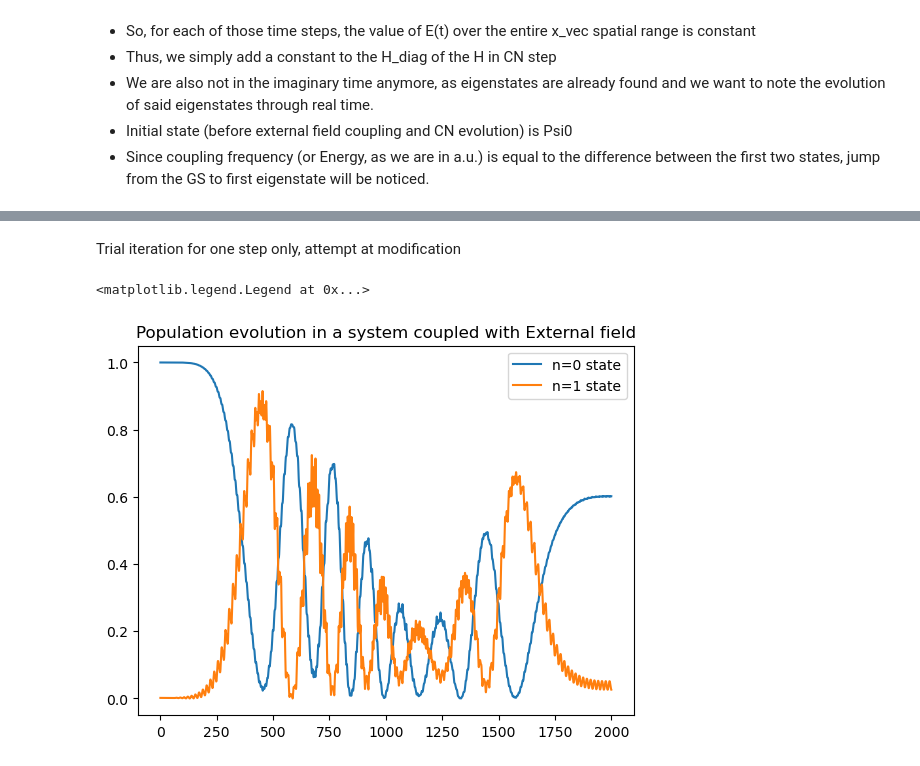
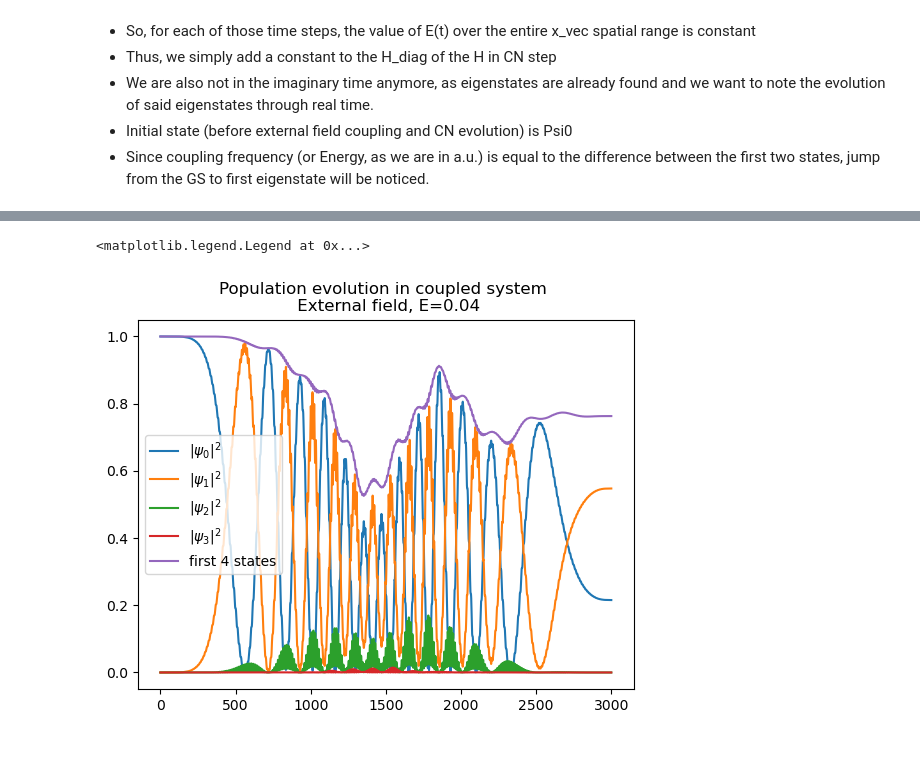
Before and after one commit to SoumyajeetMazumdar/CQMPP, a Jupyter notebook: EXAM/2_coupling_with_E_field.ipynb, the cells around one changed output, grey strips where cells are left out. Drawn from its saved outputs; the diff is of its cells as text; code cells hidden in the pictures.

Commit message:
coupling with external field done, runtime 3000 timesteps

```diff
--- a/EXAM/2_coupling_with_E_field.ipynb
+++ b/EXAM/2_coupling_with_E_field.ipynb
@@ -104,22 +97,25 @@ def thomas_algorithm(a, b, c, d):
 # %%
 psi0 = np.load("psi0.npy")
 psi1 = np.load("psi1.npy")
-a = 0.00823974609375
+psi2 = np.load("psi2.npy")
+psi3 = np.load("psi3.npy")
+a = np.load("a.npy")
 
 # grid details
 Delta_r = 0.2
 N = 500
-r_vec = np.linspace(Delta_r, N * Delta_r, N)
+x_vec = np.linspace(-50, 50, N)
 
-V_softcore_vec = -1/np.sqrt(r_vec**2 + a**2)
+V_softcore_vec = -1/np.sqrt(x_vec**2 + a**2)
 
 # Real time step (Δt) and time grid
 delta_t = 0.1
-T = 2000 # in a.u.
-t_vec = np.arange(0, T + delta_t, delta_t)
+T = 3000 # in a.u.
+t_vec = np.arange(0, 3000 + delta_t, delta_t)
 
 # External field
-E0 = 8e-2
-omega = (-0.1256862276 - -0.5000004185) # difference b/w GS and First State
+E0 = 4e-2
+omega = (-0.2329 - -0.4999) # difference b/w GS and First State
 E_t_vec = E0 * np.cos(np.pi * (t_vec - T/2) / T)**2 * np.cos(omega * t_vec)
-# plt.plot(t_vec[0:t_vec.size//1], E_t_vec[0:t_vec.size//1])
+
+plt.plot(t_vec[0:t_vec.size//1], E_t_vec[0:t_vec.size//1])
@@ -126,3 +125 @@ E_t_vec = E0 * np.cos(np.pi * (t_vec - T/2) / T)**2 * np.cos(omega * t_vec)
-# %% [markdown]
-Trial iteration for one step only, attempt at modification
 # %%
@@ -169,8 +154,11 @@ with PdfPages(pdffile) as pdf:
 # %%
-plt.plot(t_vec, populations0, label = "n=0 state")
-plt.plot(t_vec, populations1, label = "n=1 state")
-plt.title("Population evolution in a system coupled with External field")
+plt.plot(t_vec, populations0, label = "$|\psi_0|^2$")
+plt.plot(t_vec, populations1, label = "$|\psi_1|^2$")
+plt.plot(t_vec, populations2, label = "$|\psi_2|^2$")
+plt.plot(t_vec, populations3, label = "$|\psi_3|^2$")
+plt.plot(t_vec, populations0 + populations1 + populations2 + populations3, label = "first 4 states")
+plt.title(f"Population evolution in coupled system \n External field, E={E0}")
 plt.legend()
 # %% [output]
 <matplotlib.legend.Legend at 0x...>
-[figure, old version]
+[figure, new version]
```
Also changed, not shown: parts of 3 cells of this notebook, 3 other files.
